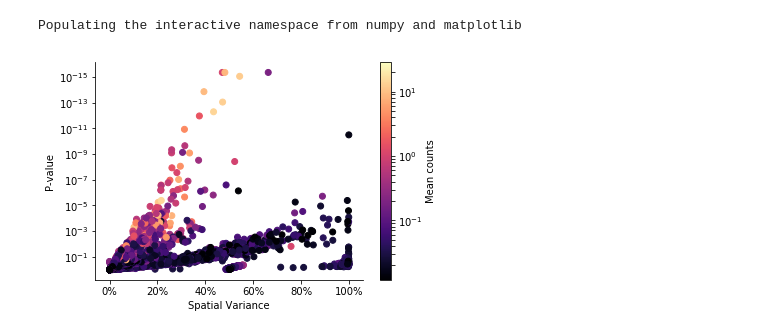
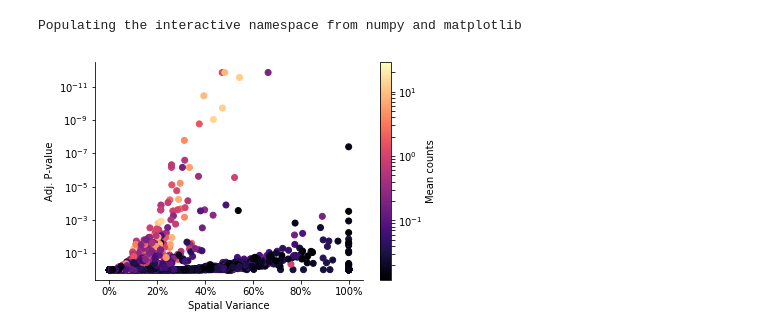
Before and after one commit to Teichlab/SpatialDE, a Jupyter notebook: Analysis/BreastCancer/Alternative explanatory factors.ipynb, the cells around one changed output. Drawn from its saved outputs; the diff is of its cells as text; code cells hidden in the pictures.

Commit message:
Changed how to plot alt factors

```diff
--- a/Analysis/BreastCancer/Alternative explanatory factors.ipynb
+++ b/Analysis/BreastCancer/Alternative explanatory factors.ipynb
@@ -30,19 +30,19 @@ def xpercent_scale():
 from matplotlib.colors import LogNorm
 # %%
 plt.yscale('log')
-plt.scatter(results.fraction_spatial_variance, results.pval,
+plt.scatter(results.FSV, results.qval,
             c=df.mean(),
             norm=LogNorm(),
             cmap=cm.magma,
             rasterized=True);
 
 plt.gca().invert_yaxis();
 
 xpercent_scale()
 plt.xlabel('Spatial Variance')
-plt.ylabel('P-value');
+plt.ylabel('Adj. P-value');
 plt.colorbar(label='Mean counts');
 
 plt.savefig('significane-mean-counts.pdf')
 # %% [output]
-[figure, old version]
+[figure, new version]
```
Also changed, not shown: parts of 14 cells of this notebook, 4 other files.
